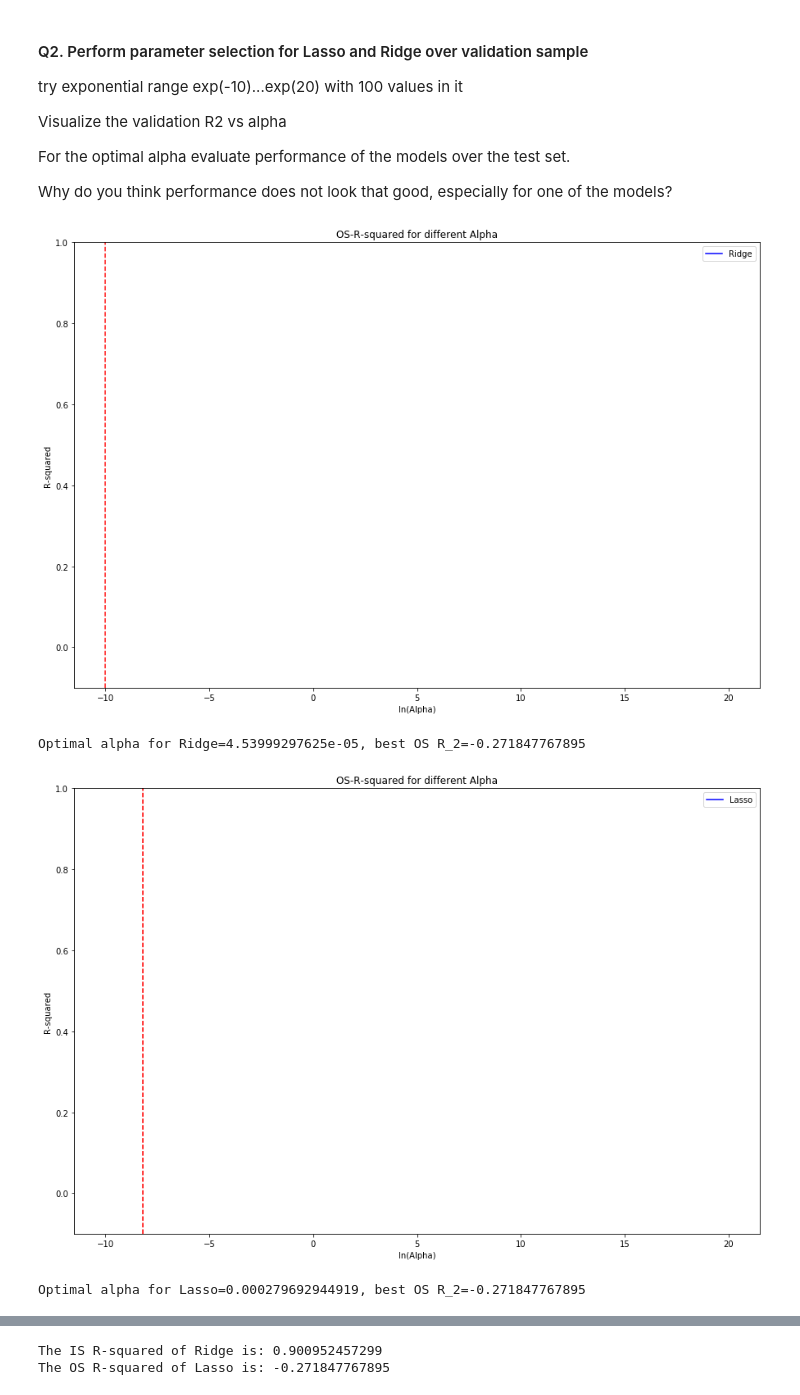
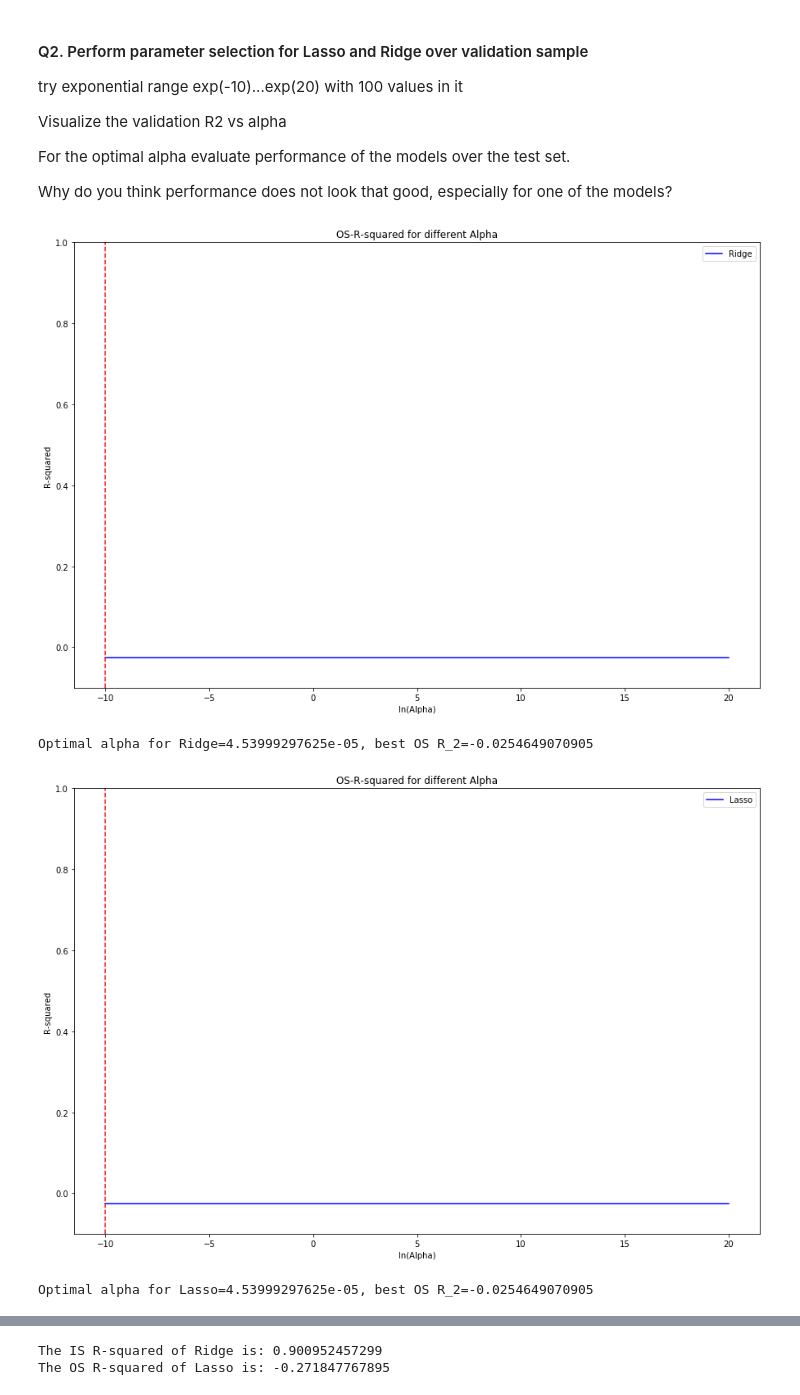
Before and after one commit to pratikwatwani/Applied-Data-Science, a Jupyter notebook: Session 07/Regularization (Lasso and Ridge).ipynb, the cells around one changed output, grey strips where cells are left out. Saved outputs shown, nothing was run; the diff lists cells and outputs as text; code cells hidden in the pictures.

```diff
--- a/Session 07/Regularization (Lasso and Ridge).ipynb
+++ b/Session 07/Regularization (Lasso and Ridge).ipynb
@@ -379,8 +379,12 @@ REsample3_311.drop(labels = 'sale_price', axis = 1, inplace = True)
 
 al = REsample1_311.iloc[:,1:].copy()
 ab = REsample3_311.iloc[:,1:].copy()
+ag = REsample2_311.iloc[:,1:].copy()
+
+
 al.fillna(inplace = True, value = 0)
 ab.fillna(inplace = True, value = 0)
+ag.fillna(inplace = True, value = 0)
 # %%
 REsample1_311.head()
 # %% [output]
@@ -483,9 +487,9 @@ def Regularization_fit_alpha(model,X_train,y_train,X_valid,y_valid,alphas,Graph=
 alphas = np.exp(np.linspace(-10.0,20.0,100))
 for x in range(1,3):
   if x ==1:
-    [alpha_optimalR, best_R2R, best_coefsR]=Regularization_fit_alpha(x,al,REsample1_311['sale_price'],ab,REsample3_311['sale_price'],alphas,Graph=True,logl=True)
+    [alpha_optimalR, best_R2R, best_coefsR]=Regularization_fit_alpha(x,al,REsample1_311['sale_price'],ag,REsample2_311['sale_price'],alphas,Graph=True,logl=True)
     print('Optimal alpha for Ridge={0}, best OS R_2={1}'.format(alpha_optimalR,best_R2R))
   else:
-    [alpha_optimalL, best_R2L, best_coefsL]=Regularization_fit_alpha(x,al,REsample1_311['sale_price'],ab,REsample3_311['sale_price'],alphas,Graph=True,logl=True)
+    [alpha_optimalL, best_R2L, best_coefsL]=Regularization_fit_alpha(x,al,REsample1_311['sale_price'],ag,REsample2_311['sale_price'],alphas,Graph=True,logl=True)
     print('Optimal alpha for Lasso={0}, best OS R_2={1}'.format(alpha_optimalL,best_R2L))
 # %% [output]
@@ -670,17 +674,17 @@ Why do you think performance does not look that good, especially for one of the
 # %%
 alphas = np.exp(np.linspace(-10.0,20.0,100))
 for x in range(1,3):
   if x ==1:
-    [alpha_optimalR, best_R2R, best_coefsR]=Regularization_fit_alpha(x,train.iloc[:,1:],train['Mean'],test.iloc[:,1:],test['Mean'],alphas,Graph=True,logl=True)
+    [alpha_optimalR, best_R2R, best_coefsR]=Regularization_fit_alpha(x,train.iloc[:,1:],train['Mean'],validation.iloc[:,1:],validation['Mean'],alphas,Graph=True,logl=True)
     print('Optimal alpha for Ridge={0}, best OS R_2={1}'.format(alpha_optimalR,best_R2R))
   else:
-    [alpha_optimalL, best_R2L, best_coefsL]=Regularization_fit_alpha(x,train.iloc[:,1:],train['Mean'],test.iloc[:,1:],test['Mean'],alphas,Graph=True,logl=True)
+    [alpha_optimalL, best_R2L, best_coefsL]=Regularization_fit_alpha(x,train.iloc[:,1:],train['Mean'],validation.iloc[:,1:],validation['Mean'],alphas,Graph=True,logl=True)
     print('Optimal alpha for Lasso={0}, best OS R_2={1}'.format(alpha_optimalL,best_R2L))
 # %% [output]
-[figure, old version]
+[figure, new version]
-Optimal alpha for Ridge=4.53999297625e-05, best OS R_2=-0.271847767895
+Optimal alpha for Ridge=4.53999297625e-05, best OS R_2=-0.0254649070905
-[figure, old version]
+[figure, new version]
-Optimal alpha for Lasso=0.000279692944919, best OS R_2=-0.271847767895
+Optimal alpha for Lasso=4.53999297625e-05, best OS R_2=-0.0254649070905
 # %%
 Lasso=linear_model.Lasso(fit_intercept=True, alpha=alpha_optimalL)
 
```
Also changed, not shown: parts of 6 cells of this notebook.
